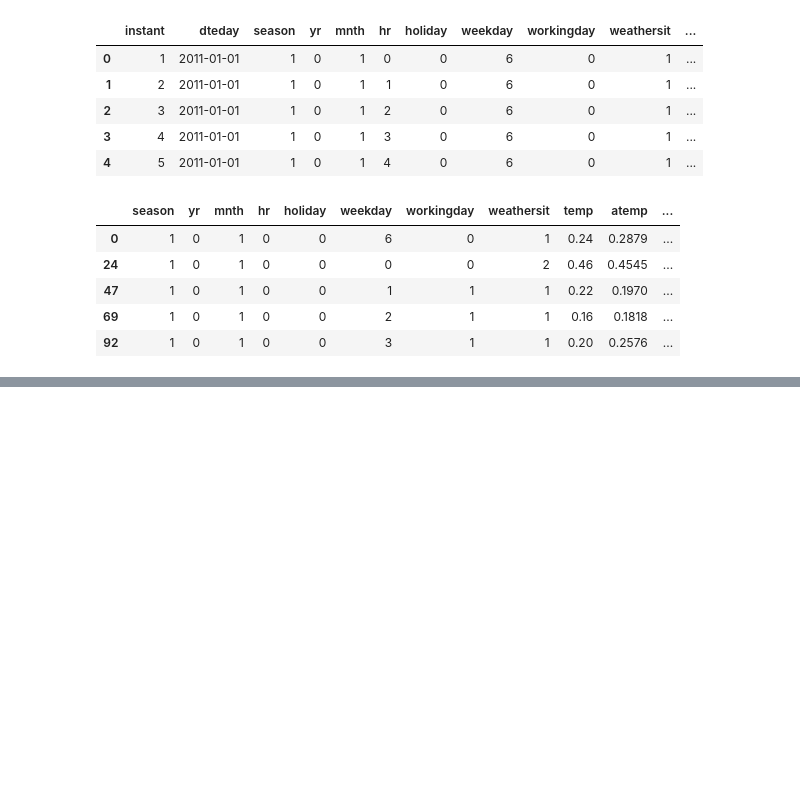
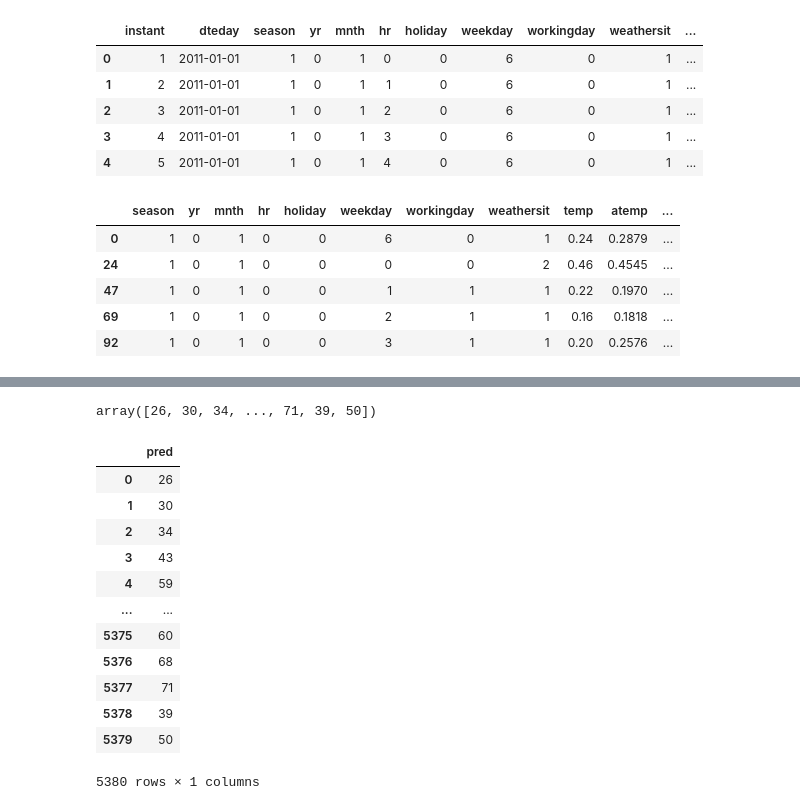
Before and after one commit to tmendesdiz/datathon, a Jupyter notebook: modelo.ipynb, the cells around one changed output, grey strips where cells are left out. Drawn from its saved outputs; the diff is of its cells as text; code cells hidden in the pictures; blank space fills up the shorter version.

```diff
--- a/modelo.ipynb
+++ b/modelo.ipynb
@@ -51,9 +51,3 @@ train_clean.head()
 X, y = train_clean.drop('cnt', axis=1), train_clean['cnt']
 
 X_train, X_test, y_train, y_test = train_test_split(X, y, test_size=0.33, random_state=42)
-# %%
-model = RandomForestRegressor(n_jobs=1,
-                             random_state=42)
-
-
-model.fit(X_train, y_train)
@@ -78,7 +60,7 @@ rf_grid = {'n_estimators':np.arange(10,500,5),
           'min_samples_split': np.arange(2,20,2),
           'min_samples_leaf': np.arange(1, 20, 2),
           'max_features': [0.5, 1.0, 'sqrt'],
-          'max_samples': [8000]}
+          'max_samples': [7000]}
 
 # Instantiate RSCV model
 rs_model = RandomizedSearchCV(RandomForestRegressor(n_jobs=-1,
@@ -125,0 +113,2 @@ rmse
+# %%
+X_final = test_clean
@@ -125,0 +122,23 @@ rmse
+# %%
+pred_final = rs_model.predict(X_final)
+pred_final = pred_final.astype(int)
+pred_final
+# %% [output]
+array([26, 30, 34, ..., 71, 39, 50])
+# %%
+df_pred = pd.DataFrame(pred_final, columns={'pred'})
+df_pred
+# %% [output]
+|  | pred |
+| 0 | 26 |
+| 1 | 30 |
+| 2 | 34 |
+| 3 | 43 |
+| 4 | 59 |
+| ... | ... |
+| 5375 | 60 |
+| 5376 | 68 |
+| 5377 | 71 |
+| 5378 | 39 |
+| 5379 | 50 |
+5380 rows × 1 columns
```
Also changed, not shown: parts of 9 cells of this notebook.
